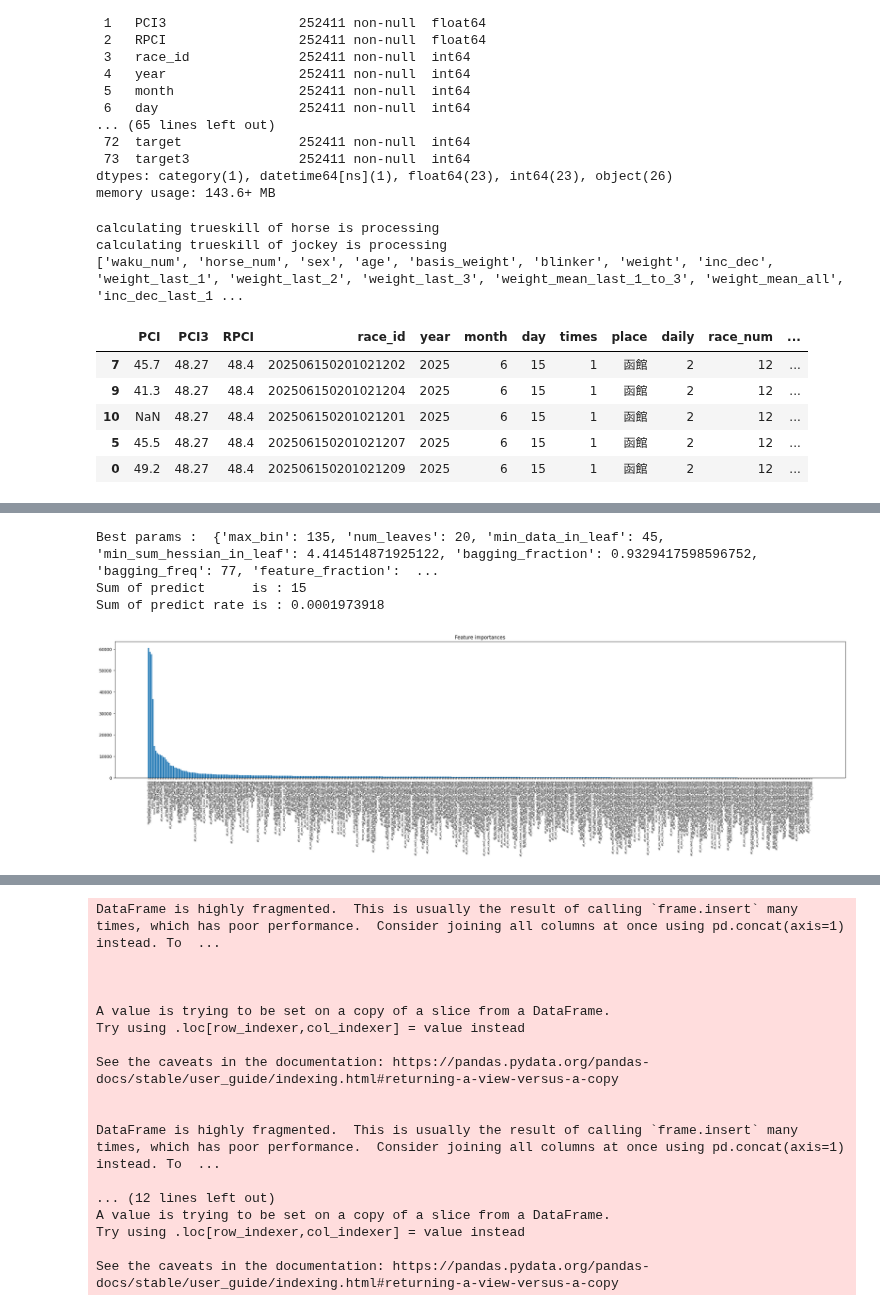
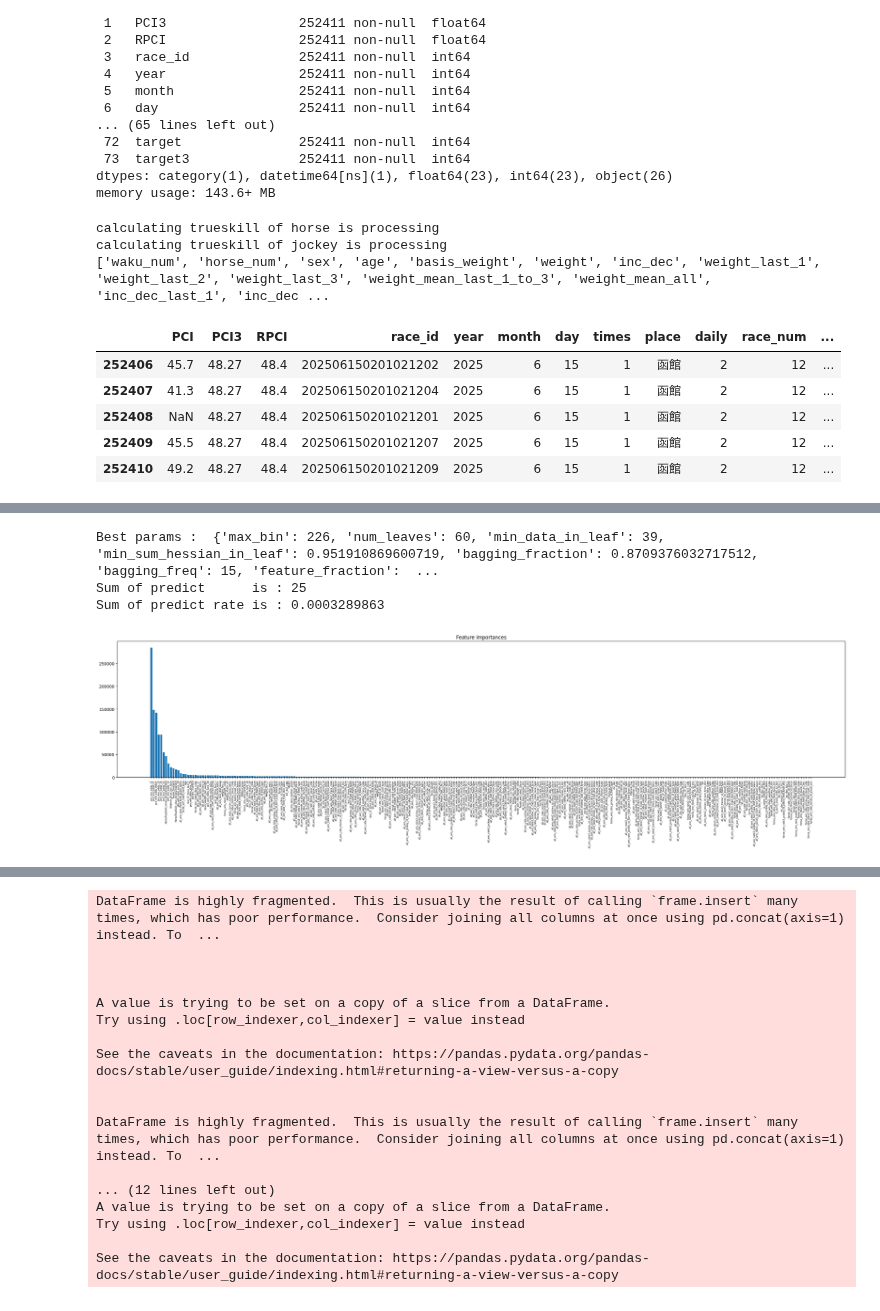
Before and after one commit to NaganagaKen/HORSE_RACING, a Jupyter notebook: Notebook/JV_eda.ipynb, the cells around one changed output, grey strips where cells are left out. Saved outputs shown, nothing was run; the diff lists cells and outputs as text; code cells hidden in the pictures.

```diff
--- a/Notebook/JV_eda.ipynb
+++ b/Notebook/JV_eda.ipynb
@@ -464,13 +43,13 @@ def grouped_winning_rate(df_to_copy, feature_col_to_copy, dict_for_df, cols):
 # %%
-feature_col = ["waku_num", "horse_num", "sex", "age", "basis_weight", "blinker", "weight", "inc_dec"]
+feature_col = ["waku_num", "horse_num", "sex", "age", "basis_weight", "weight", "inc_dec"]
 df4, feature_col2 = features.feature_engineering(df3, feature_col)
 # %% [output]
 calculating trueskill of horse is processing
 calculating trueskill of jockey is processing
-['waku_num', 'horse_num', 'sex', 'age', 'basis_weight', 'blinker', 'weight', 'inc_dec', 'weight_last_1', 'weight_last_2', 'weight_last_3', 'weight_mean_last_1_to_3', 'weight_mean_all', 'inc_dec_last_1 ...
+['waku_num', 'horse_num', 'sex', 'age', 'basis_weight', 'weight', 'inc_dec', 'weight_last_1', 'weight_last_2', 'weight_last_3', 'weight_mean_last_1_to_3', 'weight_mean_all', 'inc_dec_last_1', 'inc_dec ...
 |  | PCI | PCI3 | RPCI | race_id | year | month | day | times | place | daily | race_num | ... |
-| 7 | 45.7 | 48.27 | 48.4 | 202506150201021202 | 2025 | 6 | 15 | 1 | 函館 | 2 | 12 | ... |
-| 9 | 41.3 | 48.27 | 48.4 | 202506150201021204 | 2025 | 6 | 15 | 1 | 函館 | 2 | 12 | ... |
-| 10 | NaN | 48.27 | 48.4 | 202506150201021201 | 2025 | 6 | 15 | 1 | 函館 | 2 | 12 | ... |
-| 5 | 45.5 | 48.27 | 48.4 | 202506150201021207 | 2025 | 6 | 15 | 1 | 函館 | 2 | 12 | ... |
-| 0 | 49.2 | 48.27 | 48.4 | 202506150201021209 | 2025 | 6 | 15 | 1 | 函館 | 2 | 12 | ... |
+| 252406 | 45.7 | 48.27 | 48.4 | 202506150201021202 | 2025 | 6 | 15 | 1 | 函館 | 2 | 12 | ... |
+| 252407 | 41.3 | 48.27 | 48.4 | 202506150201021204 | 2025 | 6 | 15 | 1 | 函館 | 2 | 12 | ... |
+| 252408 | NaN | 48.27 | 48.4 | 202506150201021201 | 2025 | 6 | 15 | 1 | 函館 | 2 | 12 | ... |
+| 252409 | 45.5 | 48.27 | 48.4 | 202506150201021207 | 2025 | 6 | 15 | 1 | 函館 | 2 | 12 | ... |
+| 252410 | 49.2 | 48.27 | 48.4 | 202506150201021209 | 2025 | 6 | 15 | 1 | 函館 | 2 | 12 | ... |
@@ -488,4 +56,4 @@ def feature_selection(df, feature_col, max_features=200):
 # %%
-memo = "add TrueSkill(horse and jockey), in JV dataset. n_rials=50."
-model, df_pred = model_tuner.simple_lightGBM(df4, feature_col2, memo=memo, n_trials=50, save_result=True, visualization=True)
+memo = "add pre_win_odds, reduce features more. n_rials=50."
+model, df_pred = model_tuner.simple_lightGBM(df4, feature_col2, memo=memo, n_trials=50, save_result=False, visualization=True)
 # %% [output]
@@ -509,4 +77,4 @@ model, df_pred = model_tuner.simple_lightGBM(df4, feature_col2, memo=memo, n_tri
-Best params :  {'max_bin': 135, 'num_leaves': 20, 'min_data_in_leaf': 45, 'min_sum_hessian_in_leaf': 4.414514871925122, 'bagging_fraction': 0.9329417598596752, 'bagging_freq': 77, 'feature_fraction':  ...
-Sum of predict      is : 15
-Sum of predict rate is : 0.0001973918
+Best params :  {'max_bin': 226, 'num_leaves': 60, 'min_data_in_leaf': 39, 'min_sum_hessian_in_leaf': 0.951910869600719, 'bagging_fraction': 0.8709376032717512, 'bagging_freq': 15, 'feature_fraction':  ...
+Sum of predict      is : 25
+Sum of predict rate is : 0.0003289863
-[figure, old version]
+[figure, new version]
```
Also changed, not shown: parts of 14 cells of this notebook, 5 other files.
